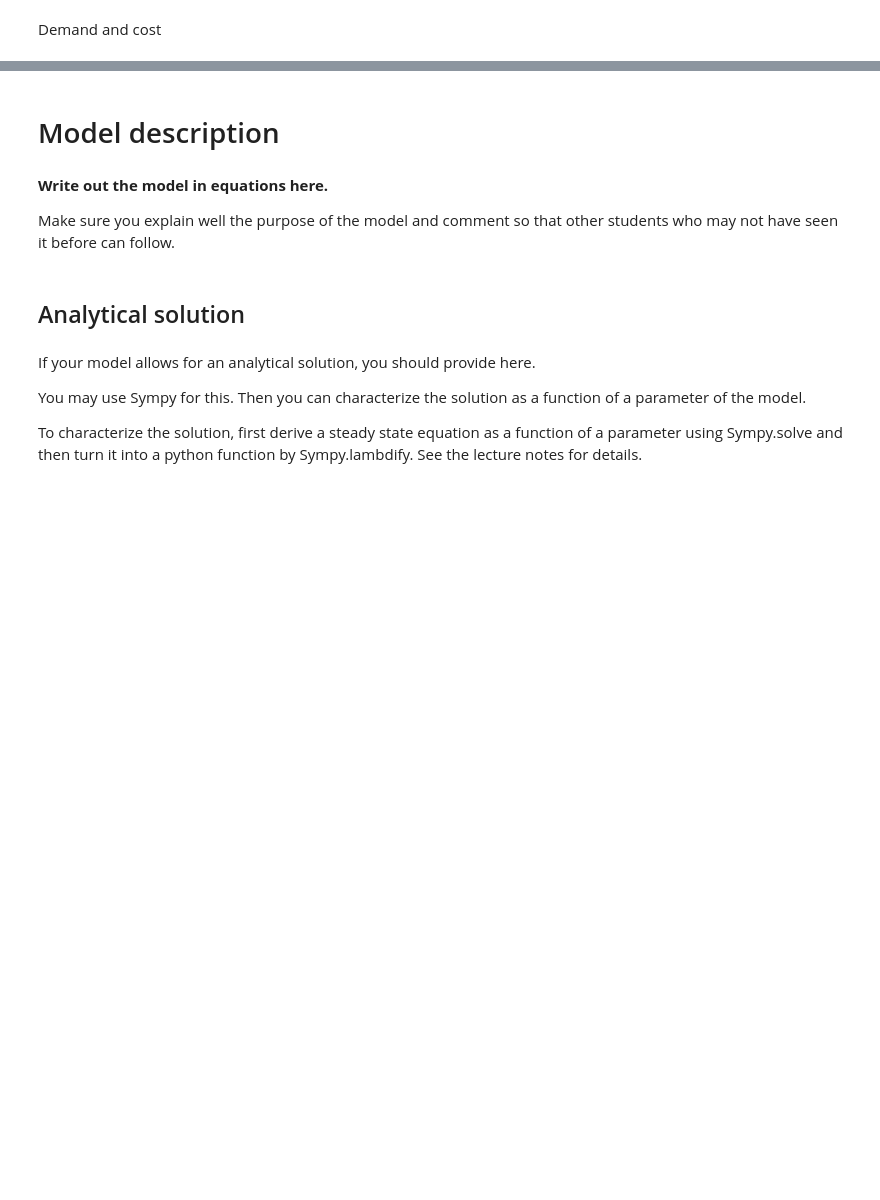
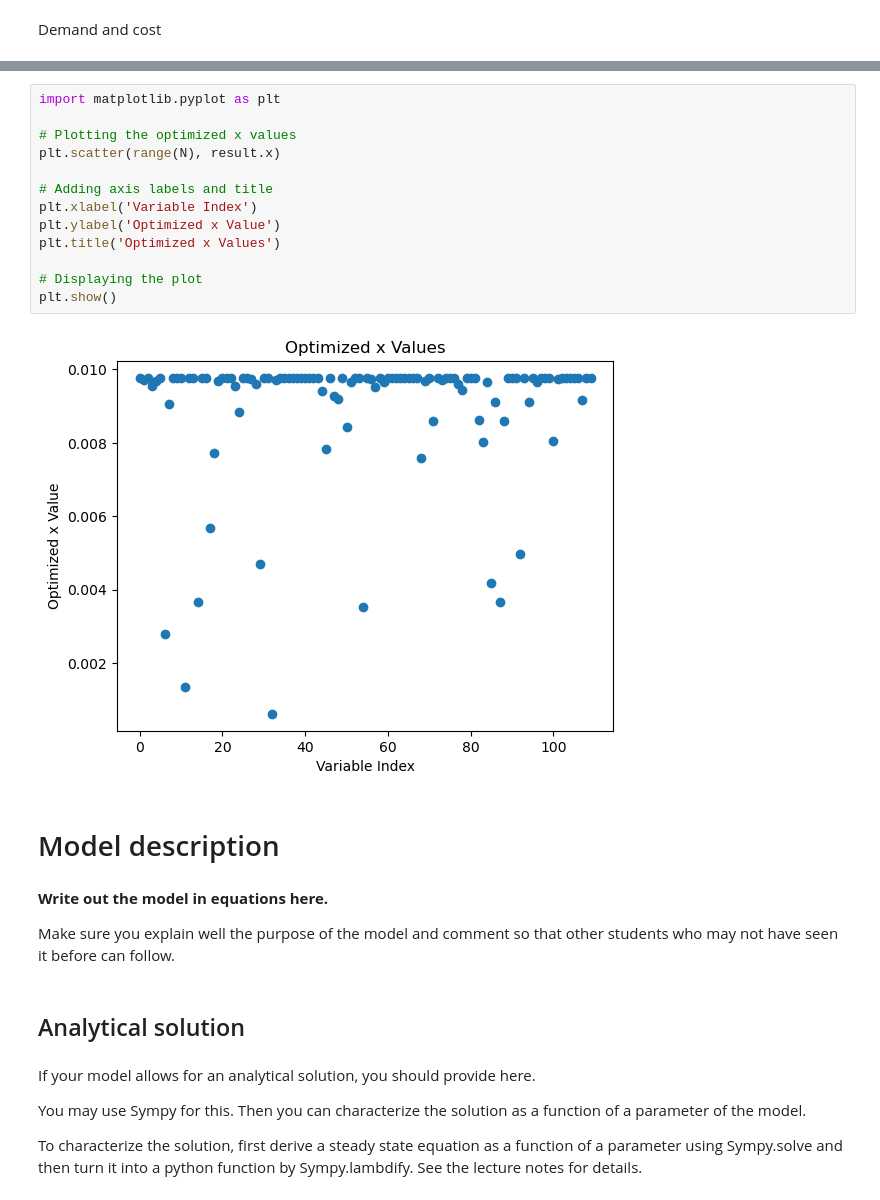
Before and after one commit to NumEconCopenhagen/projects-2023-magnus-kristian, a Jupyter notebook: modelproject/modelproject.ipynb, the cells around one changed output, grey strips where cells are left out. Cells and saved outputs as stored; diff of their text form; blank space fills up the shorter version.

```diff
--- a/modelproject/modelproject.ipynb
+++ b/modelproject/modelproject.ipynb
@@ -279,3 +236,18 @@ N_firms = 181
+# %%
+import matplotlib.pyplot as plt
+
+# Plotting the optimized x values
+plt.scatter(range(N), result.x)
+
+# Adding axis labels and title
+plt.xlabel('Variable Index')
+plt.ylabel('Optimized x Value')
+plt.title('Optimized x Values')
+
+# Displaying the plot
+plt.show()
+# %% [output]
+[figure, added]
 # %% [markdown]
 # Model description
 # %% [markdown]
```
Also changed, not shown: parts of 11 cells of this notebook.
